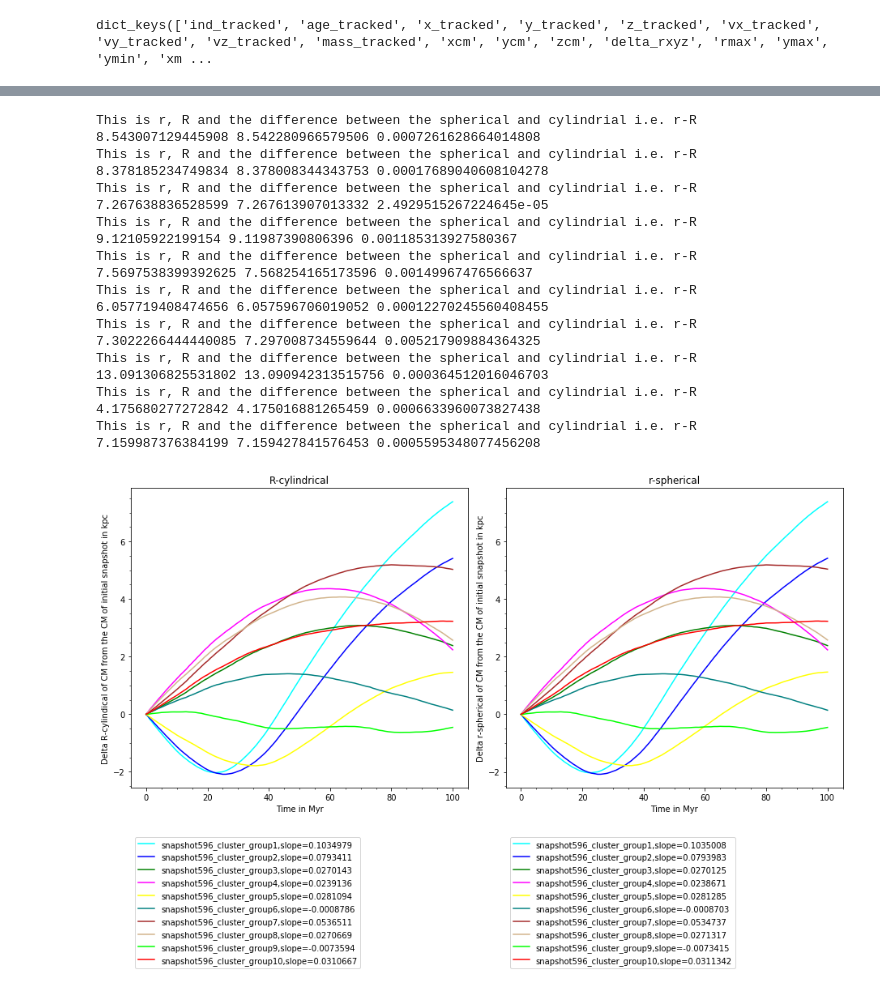
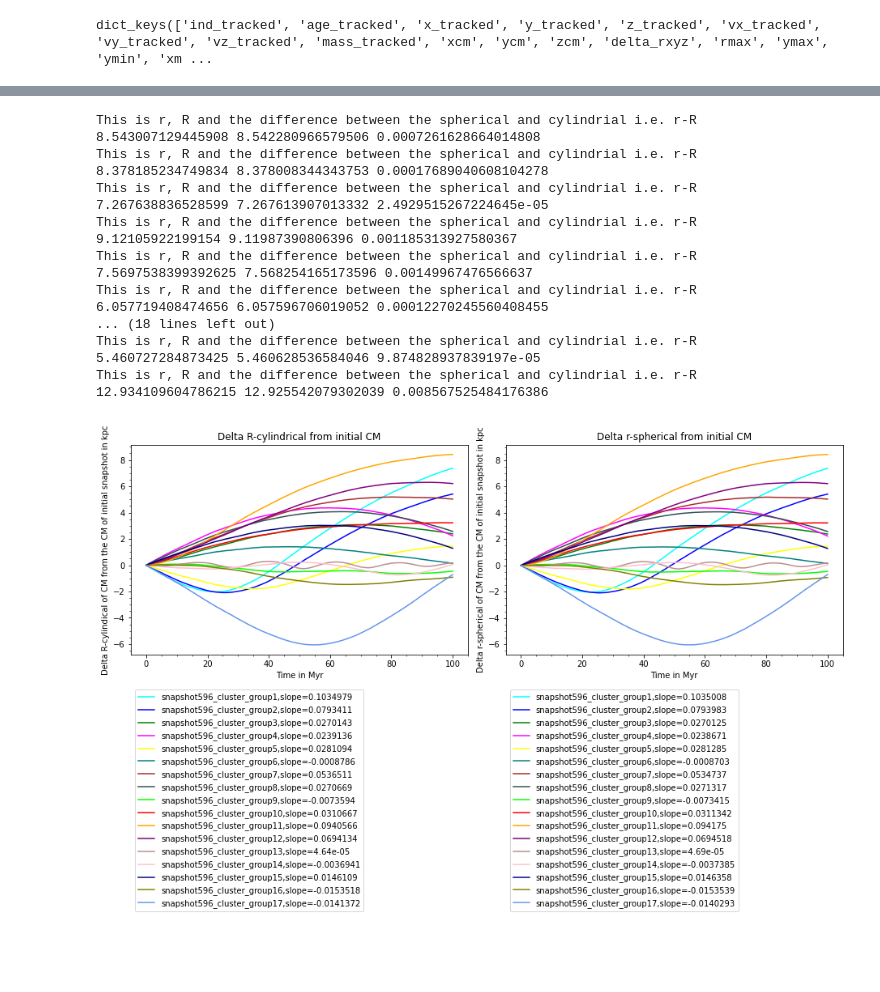
Before and after one commit to binodbhttr/stampede_workfolder, a Jupyter notebook: analysis_using_pkl_files.ipynb, the cells around one changed output, grey strips where cells are left out. Drawn from its saved outputs; the diff is of its cells as text; code cells hidden in the pictures; blank space fills up the shorter version.

```diff
--- a/analysis_using_pkl_files.ipynb
+++ b/analysis_using_pkl_files.ipynb
@@ -372,7 +378,7 @@ fig8=plt.figure(figsize=(8,5))
 ax1=fig8.add_subplot(1,1,1)
 ax1.minorticks_on()
 ax1.set_xlabel('Time in Myr')
-ax1.set_ylabel('Z position of the CM of the stars in the clusters in parsec')
+ax1.set_ylabel('Z position of the CM of the cluster in Kpc')
 snapshot_list=np.arange(snapshot_start,snapshot_end+1) #create a list of snapshots to plot
 time=snapshot_list-snapshot_start #time starts from zero here where t=0 is at the snapshot where we start from
 n=snapshot_end-snapshot_start+1
@@ -384,7 +390,7 @@ for i in range(len(cluster_groupid)):
     for j in range(n):
         z_cm_temp=np.append(z_cm_temp,importdata[snapshot_count][cluster_count+1]["zcm"])
         snapshot_count+=1
-    z_cm=z_cm_temp[1:len(z_cm_temp)]*1000 #converted into parsec
+    z_cm=z_cm_temp[1:len(z_cm_temp)]
     #print(avg_r_cm)
     slope, intercept = np.polyfit(time,z_cm, 1)
     if(cluster_count+1==1 or cluster_count+1==2 or cluster_count+1==5):
@@ -402,13 +408,15 @@ fig8.savefig(plot_path+"zcm_one_two_five_clusters.png",dpi=150)
 # %%
 ##################################
 #Now plotting the z position of the CM of the stars in the clusters for the cluster 1,2 and 5 only
-colors=['cyan','blue','green','magenta','yellow','teal','brown','tan','lime','red']
+#colors=['cyan','blue','green','magenta','yellow','teal','brown','tan','lime','red']
+colors=['cyan','blue','green','magenta','yellow','teal','brown','darkslategray','lime','red','orange','purple','rosybrown','pink','navy','olive','cornflowerblue']
+##################################
 print(cluster_groupid)
 fig9=plt.figure(figsize=(8,5))
 ax1=fig9.add_subplot(1,1,1)
 ax1.minorticks_on()
 ax1.set_xlabel('Time in Myr')
-ax1.set_ylabel('Z position of the CM of the stars in the clusters in pc')
+ax1.set_ylabel('Z position of the CM of the clusters in kpc')
 snapshot_list=np.arange(snapshot_start,snapshot_end+1) #create a list of snapshots to plot
 time=snapshot_list-snapshot_start #time starts from zero here where t=0 is at the snapshot where we start from
 n=snapshot_end-snapshot_start+1
@@ -420,7 +428,7 @@ for i in range(len(cluster_groupid)):
     for j in range(n):
         z_cm_temp=np.append(z_cm_temp,importdata[snapshot_count][cluster_count+1]["zcm"])
         snapshot_count+=1
-    z_cm=z_cm_temp[1:len(z_cm_temp)]*1000 #converted in pc
+    z_cm=z_cm_temp[1:len(z_cm_temp)]
     #print(avg_r_cm)
     slope, intercept = np.polyfit(time,z_cm, 1)
     if(((cluster_count+1)!=1) and ((cluster_count+1)!=2) and ((cluster_count+1)!=5)):
@@ -441,12 +449,14 @@ No handles with labels found to put in legend.
 #########################################################
 #########################################################
 #plotting the distance of CM from the galactic center in each snapshot for all clusters (in kpc)
-colors=['cyan','blue','green','magenta','yellow','teal','brown','tan','lime','red']
+#colors=['cyan','blue','green','magenta','yellow','teal','brown','tan','lime','red']
+colors=['cyan','blue','green','magenta','yellow','teal','brown','darkslategray','lime','red','orange','purple','rosybrown','pink','navy','olive','cornflowerblue']
+##################################
 fig10=plt.figure(figsize=(8,7))
 ax1=fig10.add_subplot(1,1,1)
 ax1.minorticks_on()
 ax1.set_xlabel('Time in Myr')
-ax1.set_ylabel('Distance of Center of Mass from the galactic center in kpc')
+ax1.set_ylabel('Distance of CM from the galactic center in kpc (Rcm)')
 snapshot_list=np.arange(snapshot_start,snapshot_end+1) #create a list of snapshots to plot
 time=snapshot_list-snapshot_start #time starts from zero here where t=0 is at the snapshot where we start from
 n=snapshot_end-snapshot_start+1
@@ -476,8 +486,11 @@ fig10.savefig(plot_path+"clusters1_to_10_distance_of_CM_from_galactic_center_all
 # %%
 n=snapshot_end-snapshot_start+1
-colors=['cyan','blue','green','magenta','yellow','teal','brown','tan','lime','red']
+n_unflipped=n-5
+#colors=['cyan','blue','green','magenta','yellow','teal','brown','tan','lime','red']
+colors=['cyan','blue','green','magenta','yellow','teal','brown','darkslategray','lime','red','orange','purple','rosybrown','pink','navy','olive','cornflowerblue']
+##################################
 total_subplots=6
-total_clusters=10
+total_clusters=17
 position = range(1,total_subplots + 1)
 
 cols=3
@@ -521,19 +534,21 @@ fig11.savefig(plot_path+"xvsy_all_Clusters_color_coded.png",bbox_inches='tight',
 #########################################################
 #########################################################
 #delta_r_and_R_from_initial_position_of_distance_of_CM_from_galactic_center_all_clusters (in kpc)
-colors=['cyan','blue','green','magenta','yellow','teal','brown','tan','lime','red']
+#colors=['cyan','blue','green','magenta','yellow','teal','brown','tan','lime','red']
+colors=['cyan','blue','green','magenta','yellow','teal','brown','darkslategray','lime','red','orange','purple','rosybrown','pink','navy','olive','cornflowerblue']
+##################################
 fig12=plt.figure(figsize=(13,9))
 ax1=fig12.add_subplot(1,2,1)
 ax2=fig12.add_subplot(1,2,2)
 ax1.minorticks_on()
 ax1.set_xlabel('Time in Myr')
 ax1.set_ylabel('Delta R-cylindical of CM from the CM of initial snapshot in kpc')
-ax1.set_title("R-cylindrical")
+ax1.set_title("Delta R-cylindrical from initial CM")
 
 ax2.minorticks_on()
 ax2.set_xlabel('Time in Myr')
 ax2.set_ylabel('Delta r-spherical of CM from the CM of initial snapshot in kpc')
-ax2.set_title("r-spherical")
+ax2.set_title("Delta r-spherical from initial CM")
 snapshot_list=np.arange(snapshot_start,snapshot_end+1) #create a list of snapshots to plot
 time=snapshot_list-snapshot_start #time starts from zero here where t=0 is at the snapshot where we start from
 n=snapshot_end-snapshot_start+1
@@ -562,37 +577,34 @@ for i in range(len(cluster_groupid)):
     delta_R_cm=delta_R_cm_temp[1:len(delta_R_cm_temp)]
     delta_r_cm=delta_r_cm_temp[1:len(delta_r_cm_temp)]
 
     slope_R, intercept_R = np.polyfit(time,delta_R_cm, 1)
     slope_r, intercept_r = np.polyfit(time,delta_r_cm, 1)
     ax1.plot(time,delta_R_cm,label=cluster_groupid[cluster_count]+",slope="+str(round(slope_R,7)),c=colors[cluster_count])
     ax2.plot(time,delta_r_cm,label=cluster_groupid[cluster_count]+",slope="+str(round(slope_r,7)),c=colors[cluster_count])
 
     ax1.legend(bbox_to_anchor=(0,-0.15), loc='upper left')
     ax2.legend(bbox_to_anchor=(0,-0.15), loc='upper left')
     cluster_count+=1
 plt.tight_layout()
 fig12.savefig(plot_path+"delta_r_and_R_from_initial_position_of_distance_of_CM_from_galactic_center_all_clusters.png",dpi=150)
 #########################################################
 #########################################################
 # %% [output]
 This is r, R and the difference between the spherical and cylindrial i.e. r-R
 8.543007129445908 8.542280966579506 0.0007261628664014808
 This is r, R and the difference between the spherical and cylindrial i.e. r-R
 8.378185234749834 8.378008344343753 0.00017689040608104278
 This is r, R and the difference between the spherical and cylindrial i.e. r-R
 7.267638836528599 7.267613907013332 2.4929515267224645e-05
 This is r, R and the difference between the spherical and cylindrial i.e. r-R
 9.12105922199154 9.11987390806396 0.001185313927580367
 This is r, R and the difference between the spherical and cylindrial i.e. r-R
 7.5697538399392625 7.568254165173596 0.00149967476566637
 This is r, R and the difference between the spherical and cylindrial i.e. r-R
 6.057719408474656 6.057596706019052 0.00012270245560408455
+... (18 lines left out)
 This is r, R and the difference between the spherical and cylindrial i.e. r-R
-7.3022266444440085 7.297008734559644 0.005217909884364325
+5.460727284873425 5.460628536584046 9.874828937839197e-05
 This is r, R and the difference between the spherical and cylindrial i.e. r-R
-13.091306825531802 13.090942313515756 0.000364512016046703
-This is r, R and the difference between the spherical and cylindrial i.e. r-R
-4.175680277272842 4.175016881265459 0.0006633960073827438
-This is r, R and the difference between the spherical and cylindrial i.e. r-R
-7.159987376384199 7.159427841576453 0.0005595348077456208
+12.934109604786215 12.925542079302039 0.008567525484176386
-[figure, old version]
+[figure, new version]
```
Also changed, not shown: parts of 11 cells of this notebook, 9 other files.
